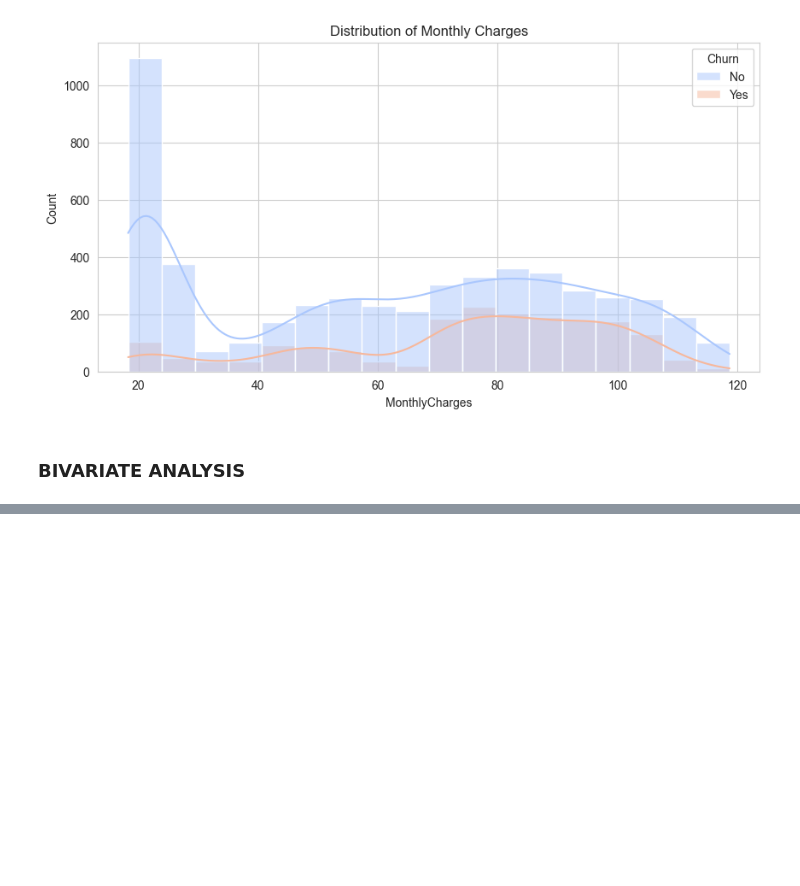
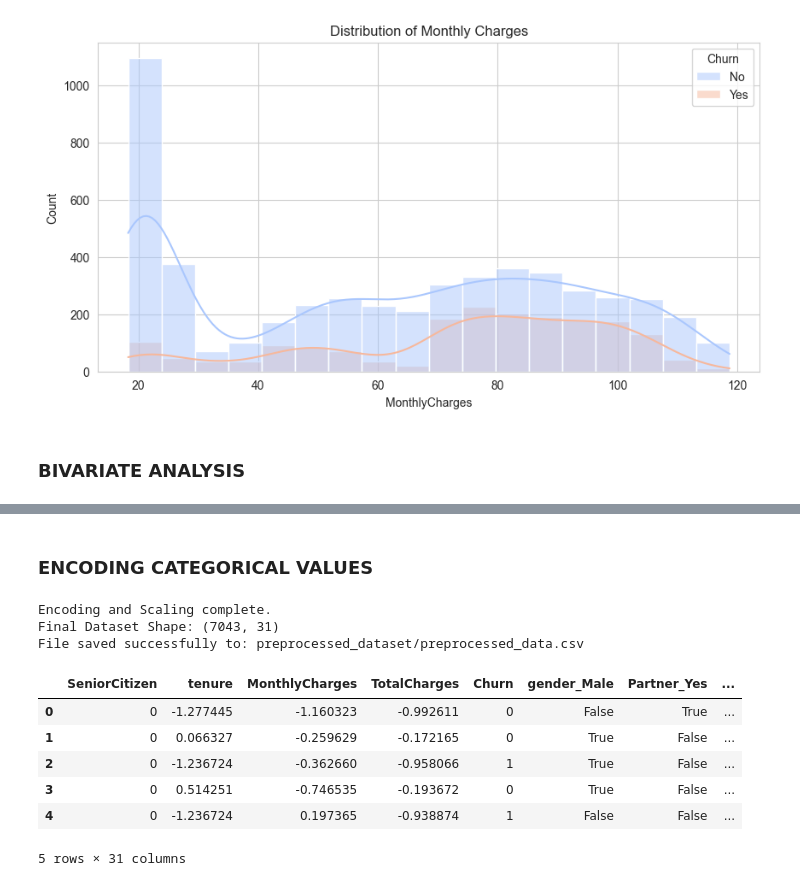
Before and after one commit to Pudamya/CM2604_ML_CW_2425595, a Jupyter notebook: pre_processing.ipynb, the cells around one changed output, grey strips where cells are left out. Cells and saved outputs as stored; diff of their text form; code cells hidden in the pictures; blank space fills up the shorter version.

```diff
--- a/pre_processing.ipynb
+++ b/pre_processing.ipynb
@@ -243,0 +288,43 @@ plt.show()
+# %% [markdown]
+### ENCODING CATEGORICAL VALUES
+# %%
+# Encode Target Variable (Churn)
+# Mapping 'Yes' to 1 and 'No' to 0
+df['Churn'] = df['Churn'].map({'Yes': 1, 'No': 0})
+
+# One-Hot Encoding for Categorical Features
+# This converts text columns (like Gender, Partner) into numeric binary columns
+# drop_first=True is standard practice to reduce redundancy
+df_encoded = pd.get_dummies(df, drop_first=True)
+
+# Feature Scaling (Standardization)
+# Neural Networks require input features to be on a similar scale (e.g., mean 0, variance 1)
+scaler = StandardScaler()
+cols_to_scale = ['tenure', 'MonthlyCharges', 'TotalCharges']
+
+df_encoded[cols_to_scale] = scaler.fit_transform(df_encoded[cols_to_scale])
+# %%
+# Save the Final Preprocessed Data
+# Creating the directory if it doesn't exist
+os.makedirs('preprocessed_dataset', exist_ok=True)
+output_path = 'preprocessed_dataset/preprocessed_data.csv'
+
+df_encoded.to_csv(output_path, index=False)
+
+print("Encoding and Scaling complete.")
+print(f"Final Dataset Shape: {df_encoded.shape}")
+print(f"File saved successfully to: {output_path}")
+
+# Display first 5 rows of the ready-for-ML dataset
+df_encoded.head()
+# %% [output]
+Encoding and Scaling complete.
+Final Dataset Shape: (7043, 31)
+File saved successfully to: preprocessed_dataset/preprocessed_data.csv
+|  | SeniorCitizen | tenure | MonthlyCharges | TotalCharges | Churn | gender_Male | Partner_Yes | ... |
+| 0 | 0 | -1.277445 | -1.160323 | -0.992611 | 0 | False | True | ... |
+| 1 | 0 | 0.066327 | -0.259629 | -0.172165 | 0 | True | False | ... |
+| 2 | 0 | -1.236724 | -0.362660 | -0.958066 | 1 | True | False | ... |
+| 3 | 0 | 0.514251 | -0.746535 | -0.193672 | 0 | True | False | ... |
+| 4 | 0 | -1.236724 | 0.197365 | -0.938874 | 1 | False | False | ... |
+5 rows × 31 columns
```
Also changed, not shown: parts of 7 cells of this notebook.
